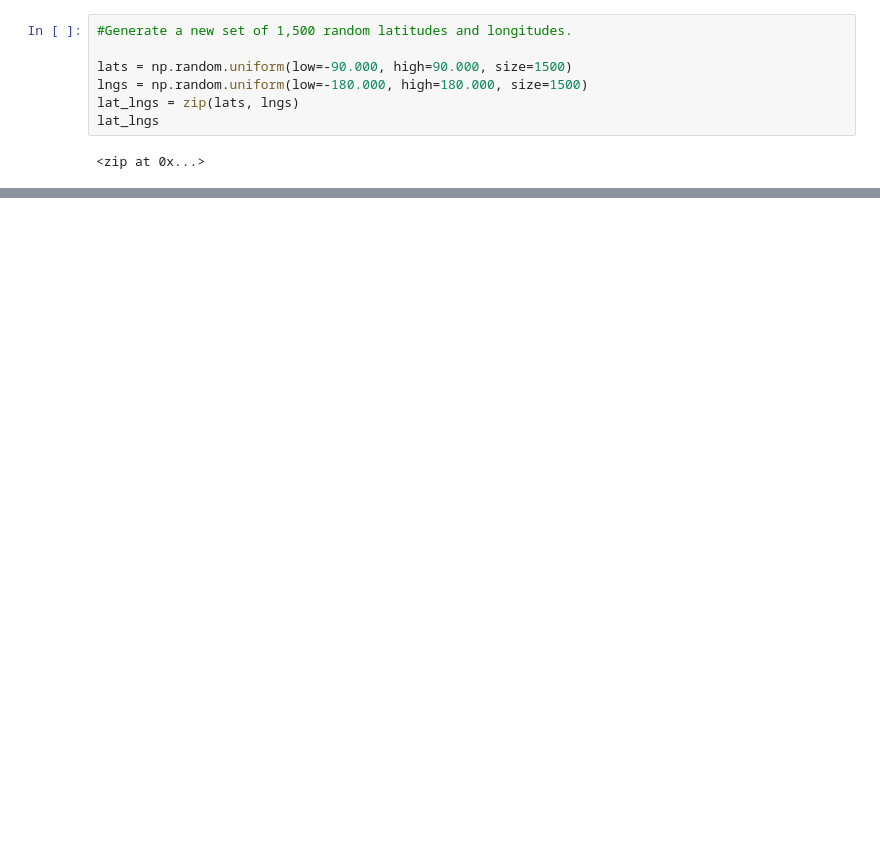
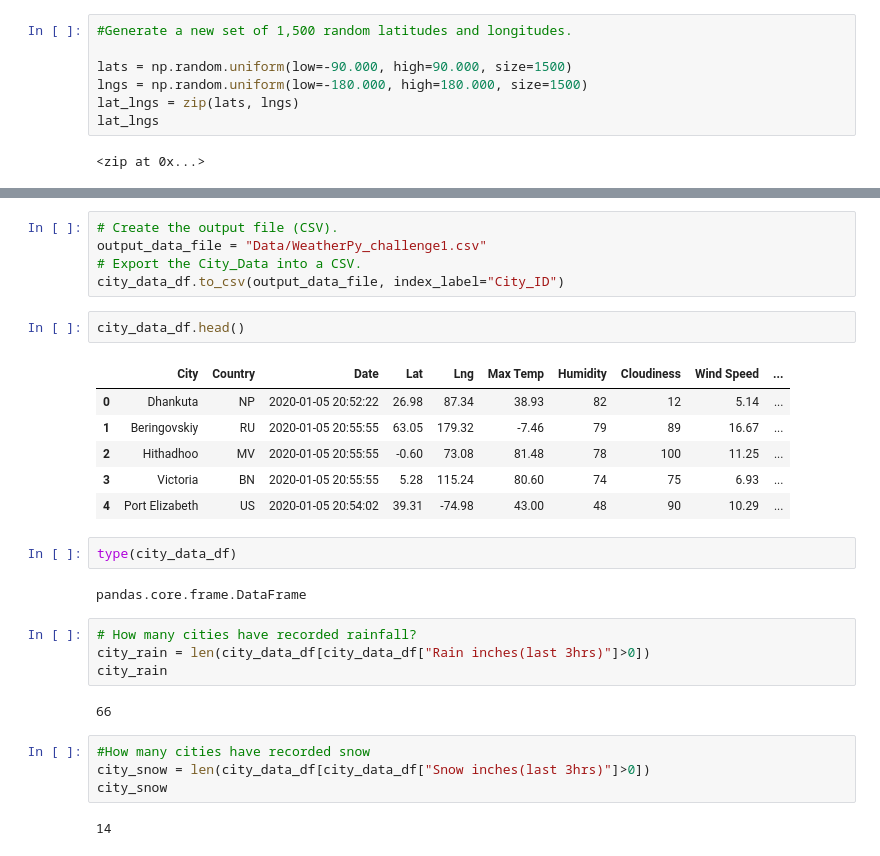
Before and after one commit to shaile09/World_Weather_Analysis, a Jupyter notebook: Weather_Database.ipynb, the cells around one changed output, grey strips where cells are left out. Cells and saved outputs as stored; diff of their text form; blank space fills up the shorter version.

```diff
--- a/Weather_Database.ipynb
+++ b/Weather_Database.ipynb
@@ -156,0 +183,30 @@ city_data_df.head(10)
+# %%
+# Create the output file (CSV).
+output_data_file = "Data/WeatherPy_challenge1.csv"
+# Export the City_Data into a CSV.
+city_data_df.to_csv(output_data_file, index_label="City_ID")
+# %%
+city_data_df.head()
+# %% [output]
+|  | City | Country | Date | Lat | Lng | Max Temp | Humidity | Cloudiness | Wind Speed | ... |
+| 0 | Dhankuta | NP | 2020-01-05 20:52:22 | 26.98 | 87.34 | 38.93 | 82 | 12 | 5.14 | ... |
+| 1 | Beringovskiy | RU | 2020-01-05 20:55:55 | 63.05 | 179.32 | -7.46 | 79 | 89 | 16.67 | ... |
+| 2 | Hithadhoo | MV | 2020-01-05 20:55:55 | -0.60 | 73.08 | 81.48 | 78 | 100 | 11.25 | ... |
+| 3 | Victoria | BN | 2020-01-05 20:55:55 | 5.28 | 115.24 | 80.60 | 74 | 75 | 6.93 | ... |
+| 4 | Port Elizabeth | US | 2020-01-05 20:54:02 | 39.31 | -74.98 | 43.00 | 48 | 90 | 10.29 | ... |
+# %%
+type(city_data_df)
+# %% [output]
+pandas.core.frame.DataFrame
+# %%
+# How many cities have recorded rainfall?
+city_rain = len(city_data_df[city_data_df["Rain inches(last 3hrs)"]>0])
+city_rain
+# %% [output]
+66
+# %%
+#How many cities have recorded snow
+city_snow = len(city_data_df[city_data_df["Snow inches(last 3hrs)"]>0])
+city_snow
+# %% [output]
+14
```
Also changed, not shown: parts of 8 cells of this notebook, 23 other files.
